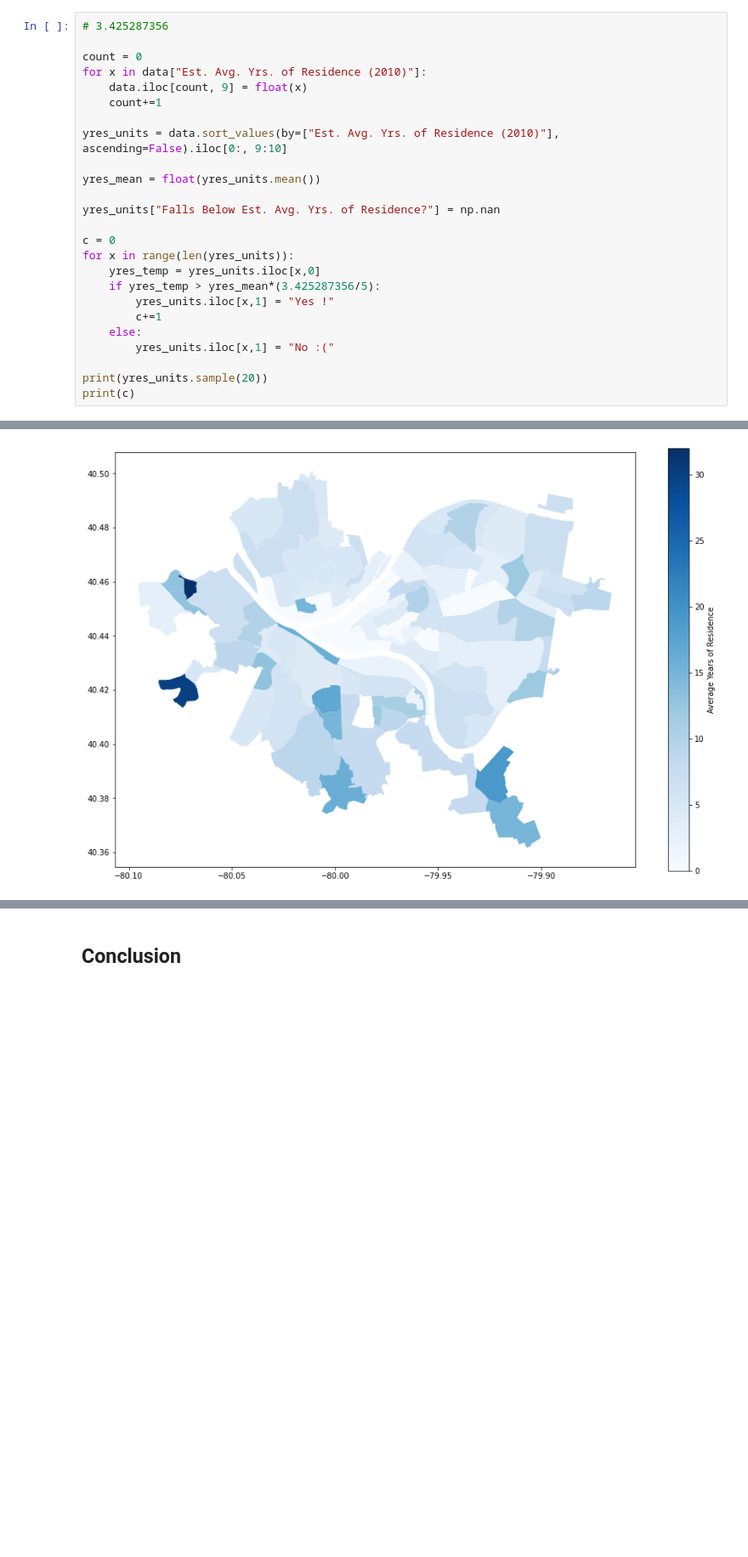
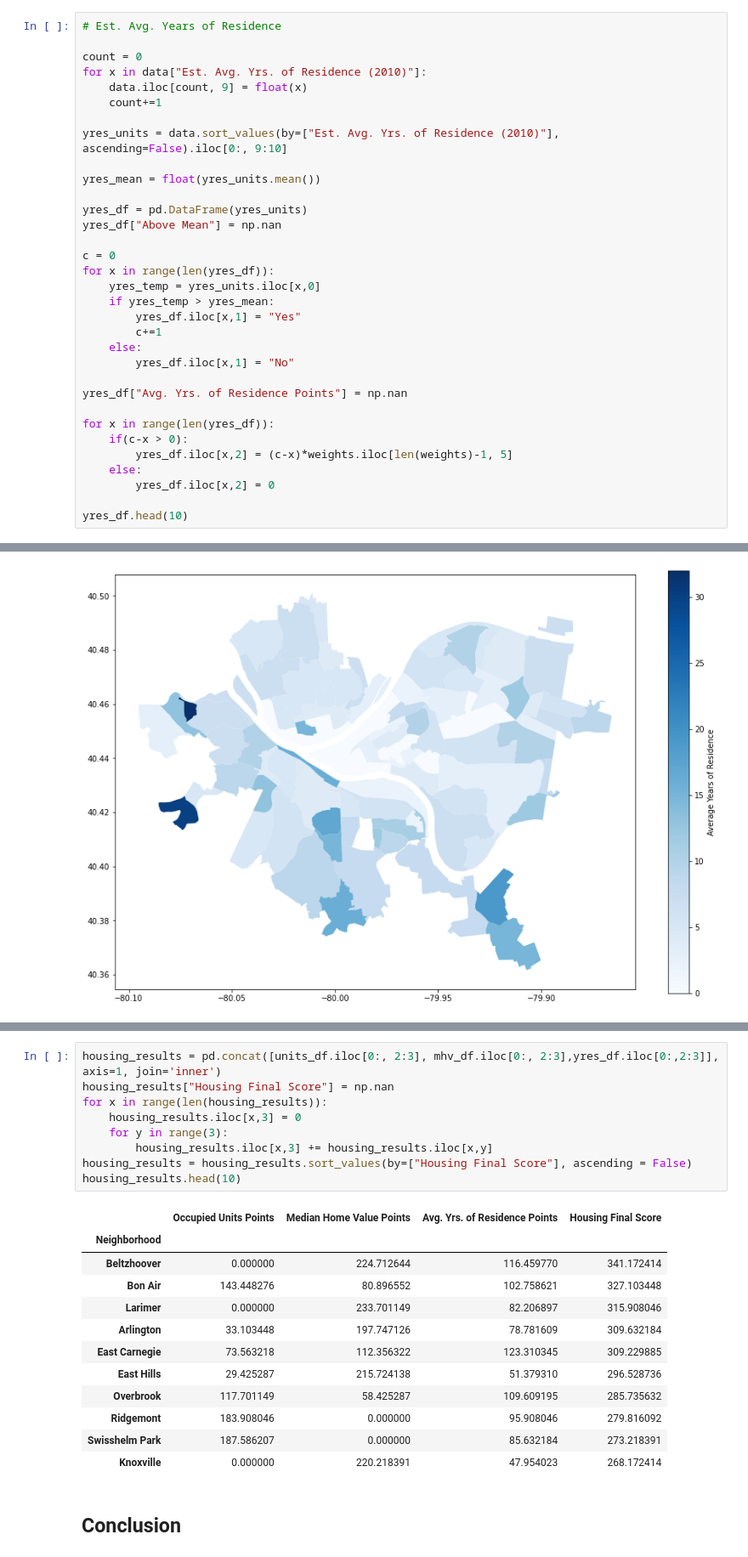
Before and after one commit to Nick0306/Big_Ideas_Final_Project, a Jupyter notebook: Dataset Notebooks/Housing.ipynb, the cells around one changed output, grey strips where cells are left out. Shown at 85% size. Drawn from its saved outputs; the diff is of its cells as text; blank space fills up the shorter version.

```diff
--- a/Dataset Notebooks/Housing.ipynb
+++ b/Dataset Notebooks/Housing.ipynb
@@ -186,5 +187,5 @@ The last metric in housing was establish average years of residence, and it was
 # %%
-# 3.425287356
+# Est. Avg. Years of Residence
 
 count = 0
 for x in data["Est. Avg. Yrs. of Residence (2010)"]:
@@ -195,17 +196,25 @@ yres_units = data.sort_values(by=["Est. Avg. Yrs. of Residence (2010)"], ascendi
 
 yres_mean = float(yres_units.mean())
 
-yres_units["Falls Below Est. Avg. Yrs. of Residence?"] = np.nan
+yres_df = pd.DataFrame(yres_units)
+yres_df["Above Mean"] = np.nan
 
 c = 0
-for x in range(len(yres_units)):
+for x in range(len(yres_df)):
     yres_temp = yres_units.iloc[x,0]
-    if yres_temp > yres_mean*(3.425287356/5):
-        yres_units.iloc[x,1] = "Yes !"
+    if yres_temp > yres_mean:
+        yres_df.iloc[x,1] = "Yes"
         c+=1
     else:
-        yres_units.iloc[x,1] = "No :("
+        yres_df.iloc[x,1] = "No"
 
-print(yres_units.sample(20))
-print(c)
+yres_df["Avg. Yrs. of Residence Points"] = np.nan
+
+for x in range(len(yres_df)):
+    if(c-x > 0):
+        yres_df.iloc[x,2] = (c-x)*weights.iloc[len(weights)-1, 5]
+    else:
+        yres_df.iloc[x,2] = 0
+
+yres_df.head(10)
 # %% [output]
@@ -244,2 +250,24 @@ yres_map.plot(column='Est. Avg. Yrs. of Residence (2010)',
+# %%
+housing_results = pd.concat([units_df.iloc[0:, 2:3], mhv_df.iloc[0:, 2:3],yres_df.iloc[0:,2:3]], axis=1, join='inner')
+housing_results["Housing Final Score"] = np.nan
+for x in range(len(housing_results)):
+    housing_results.iloc[x,3] = 0
+    for y in range(3):
+        housing_results.iloc[x,3] += housing_results.iloc[x,y]
+housing_results = housing_results.sort_values(by=["Housing Final Score"], ascending = False)
+housing_results.head(10)
+# %% [output]
+|  | Occupied Units Points | Median Home Value Points | Avg. Yrs. of Residence Points | Housing Final Score |
+| Neighborhood |  |  |  |  |
+| Beltzhoover | 0.000000 | 224.712644 | 116.459770 | 341.172414 |
+| Bon Air | 143.448276 | 80.896552 | 102.758621 | 327.103448 |
+| Larimer | 0.000000 | 233.701149 | 82.206897 | 315.908046 |
+| Arlington | 33.103448 | 197.747126 | 78.781609 | 309.632184 |
+| East Carnegie | 73.563218 | 112.356322 | 123.310345 | 309.229885 |
+| East Hills | 29.425287 | 215.724138 | 51.379310 | 296.528736 |
+| Overbrook | 117.701149 | 58.425287 | 109.609195 | 285.735632 |
+| Ridgemont | 183.908046 | 0.000000 | 95.908046 | 279.816092 |
+| Swisshelm Park | 187.586207 | 0.000000 | 85.632184 | 273.218391 |
+| Knoxville | 0.000000 | 220.218391 | 47.954023 | 268.172414 |
 # %% [markdown]
 ## Conclusion
```
Also changed, not shown: parts of 11 cells of this notebook, 1 other file.
